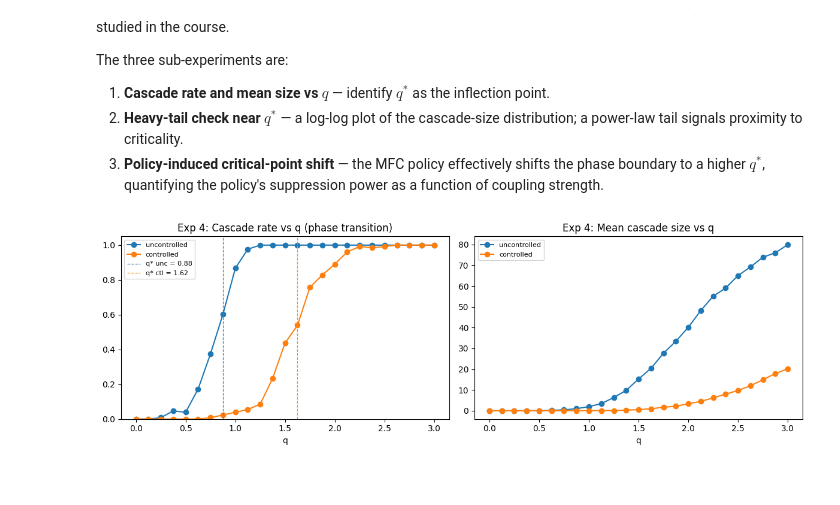
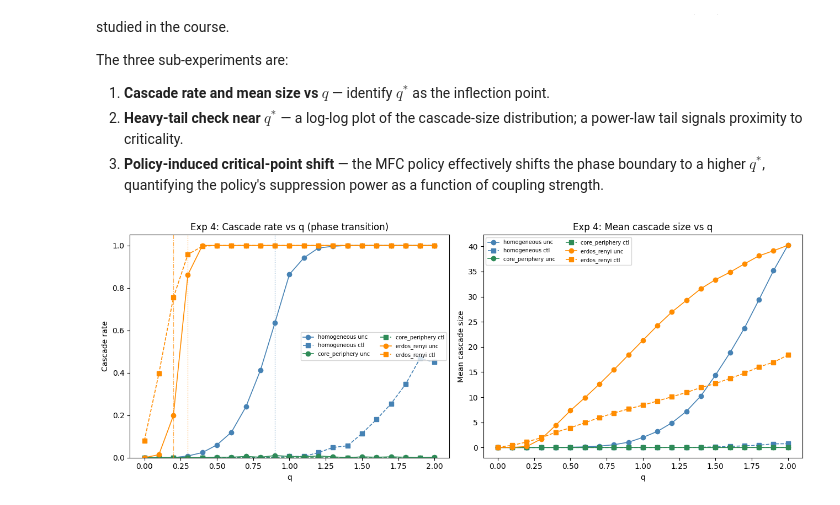
Before and after one commit to adonis107/MVA_INT, a Jupyter notebook: notebooks/2. ABM Experiments.ipynb, the cells around one changed output. Drawn from its saved outputs; the diff is of its cells as text; code cells hidden in the pictures; blank space fills up the shorter version.

```diff
--- a/notebooks/2. ABM Experiments.ipynb
+++ b/notebooks/2. ABM Experiments.ipynb
@@ -33,32 +33,32 @@ Device: cuda
 if device == 'cuda':
     torch.cuda.empty_cache()
 
-mc_paths = 128 if device == 'cuda' else 400
+mc_paths = 500
 
 args = argparse.Namespace(
-    checkpoint='results/checkpoints/systemic_risk_alg1_bins_case_1_seed7.pt',
+    checkpoint='results/checkpoints/systemic_risk_global_dp_bins_case_1_seed7.pt',
     output_dir='results/abm',
     case='case_1',
     device=device,
     state_dim=1,
-    steps=20,
-    horizon=0.2,
-    sigma=1.0,
+    steps=50,
+    horizon=0.5,
+    sigma=0.5,
     default_threshold=-0.5,
     target_cascade_rate=0.35,
     q_min=0.1,
-    q_max=1.4,
-    q_steps=14,
+    q_max=1.5,
+    q_steps=15,
     agents=100,
     core_hubs=10,
     er_p=0.08,
     mc_paths=mc_paths,
-    seed=7,
+    seed=42,
     n_grid='10,30,100,300,1000',
     q_grid='0.4,0.6,0.8,1.0,1.2',
     phase_q_min=0.0,
-    phase_q_max=3.0,
-    phase_q_steps=25,
+    phase_q_max=2.0,
+    phase_q_steps=21,
     phase_sigma=0.1,
     phase_threshold=0.0,
     phase_initial_mean=0.5,
@@ -209,37 +209,53 @@ The three sub-experiments are:
 3. **Policy-induced critical-point shift** — the MFC policy effectively shifts the phase boundary to a higher $q^*$, quantifying the policy's suppression power as a function of coupling strength.
 # %%
 exp4 = out['experiment_4_phase_transition']
-unc4 = exp4['uncontrolled']
-ctl4 = exp4['controlled']
-q4 = [row['q'] for row in unc4]
-cq_unc = exp4['critical_q_uncontrolled']
-cq_ctl = exp4['critical_q_controlled']
 
-fig, axes = plt.subplots(1, 2, figsize=(12, 4))
+fig, axes = plt.subplots(1, 2, figsize=(13, 5))
+colors = {'homogeneous': 'steelblue', 'core_periphery': 'seagreen', 'erdos_renyi': 'darkorange'}
 
-axes[0].plot(q4, [row['cascade_rate'] for row in unc4], marker='o', label='uncontrolled')
-axes[0].plot(q4, [row['cascade_rate'] for row in ctl4], marker='o', label='controlled')
-if cq_unc is not None:
-    axes[0].axvline(cq_unc, color='steelblue', ls='--', lw=0.9, label=f'q* unc = {cq_unc:.2f}')
-if cq_ctl is not None:
-    axes[0].axvline(cq_ctl, color='darkorange', ls='--', lw=0.9, label=f'q* ctl = {cq_ctl:.2f}')
+for topo_name, topo_data in exp4.items():
+    unc4_topo = topo_data['uncontrolled']
+    ctl4_topo = topo_data['controlled']
+    q4 = [row['q'] for row in unc4_topo]
+    c = colors.get(topo_name, 'grey')
+    axes[0].plot(q4, [row['cascade_rate'] for row in unc4_topo], marker='o', color=c,
+                 lw=1.2, label=f'{topo_name} unc')
+    axes[0].plot(q4, [row['cascade_rate'] for row in ctl4_topo], marker='s', color=c,
+                 lw=1.2, ls='--', label=f'{topo_name} ctl')
+    axes[1].plot(q4, [row['mean_cascade_size'] for row in unc4_topo], marker='o', color=c,
+                 lw=1.2, label=f'{topo_name} unc')
+    axes[1].plot(q4, [row['mean_cascade_size'] for row in ctl4_topo], marker='s', color=c,
+                 lw=1.2, ls='--', label=f'{topo_name} ctl')
+
+for topo_name, topo_data in exp4.items():
+    cq_unc = topo_data.get('critical_q_uncontrolled')
+    cq_ctl = topo_data.get('critical_q_controlled')
+    c = colors.get(topo_name, 'grey')
+    if cq_unc is not None:
+        axes[0].axvline(cq_unc, color=c, ls=':', lw=0.9, alpha=0.7)
+    if cq_ctl is not None:
+        axes[0].axvline(cq_ctl, color=c, ls='-.', lw=0.9, alpha=0.7)
+
 axes[0].set_xlabel('q')
 axes[0].set_ylabel('Cascade rate')
 axes[0].set_title('Exp 4: Cascade rate vs q (phase transition)')
 axes[0].set_ylim(0, 1.05)
-axes[0].legend(fontsize=8)
-
-axes[1].plot(q4, [row['mean_cascade_size'] for row in unc4], marker='o', label='uncontrolled')
-axes[1].plot(q4, [row['mean_cascade_size'] for row in ctl4], marker='o', label='controlled')
+axes[0].legend(fontsize=7, ncol=2)
 axes[1].set_xlabel('q')
 axes[1].set_ylabel('Mean cascade size')
 axes[1].set_title('Exp 4: Mean cascade size vs q')
-axes[1].legend(fontsize=8)
-
+axes[1].legend(fontsize=7, ncol=2)
 plt.tight_layout()
 plt.show()
 
-print(f"Critical q (uncontrolled): {cq_unc}")
-print(f"Critical q (controlled):   {cq_ctl}")
+for topo_name, topo_data in exp4.items():
+    print(f"{topo_name}: critical_q_uncontrolled={topo_data.get('critical_q_uncontrolled')}, "
+          f"critical_q_controlled={topo_data.get('critical_q_controlled')}")
+
+unc4 = exp4['homogeneous']['uncontrolled']
+ctl4 = exp4['homogeneous']['controlled']
+q4 = [row['q'] for row in unc4]
+cq_unc = exp4['homogeneous'].get('critical_q_uncontrolled')
+cq_ctl = exp4['homogeneous'].get('critical_q_controlled')
 # %% [output]
-[figure, old version]
+[figure, new version]
```
Also changed, not shown: parts of 6 cells of this notebook, 12 other files.
